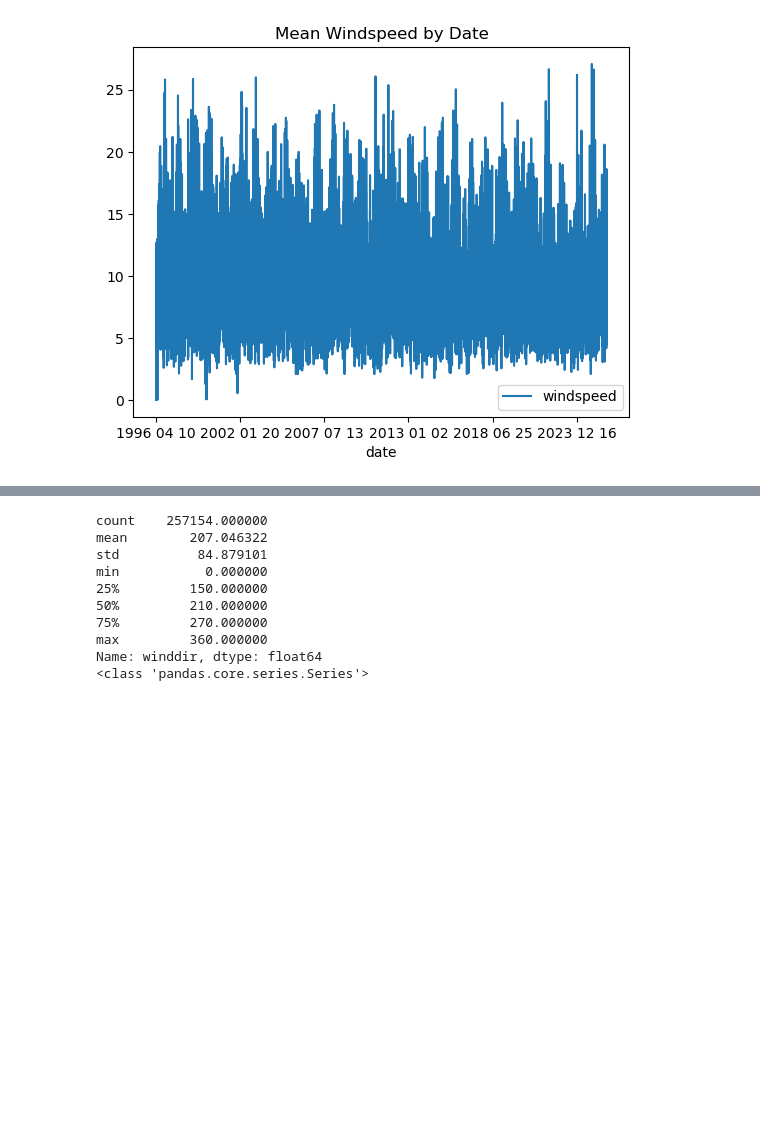
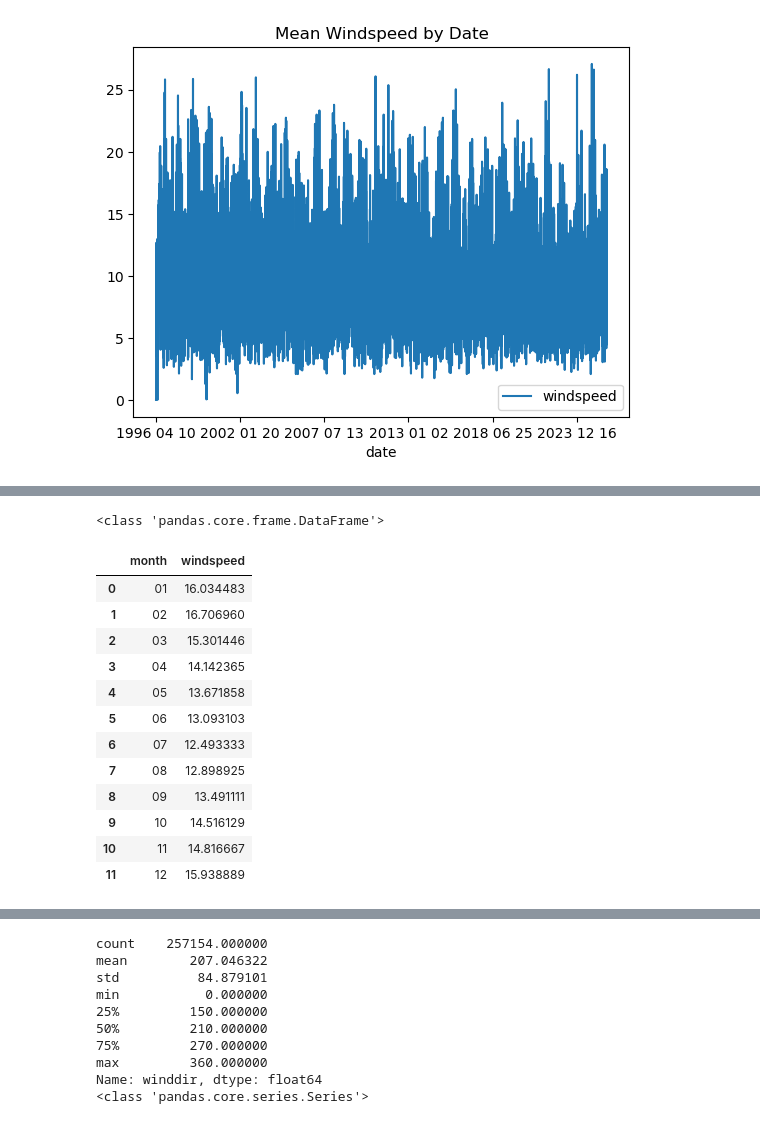
Before and after one commit to cathalred88/PFDA, a Jupyter notebook: assignments/assignment06_Weather.ipynb, the cells around one changed output, grey strips where cells are left out. Saved outputs shown, nothing was run; the diff lists cells and outputs as text; code cells hidden in the pictures; blank space fills up the shorter version.

```diff
--- a/assignments/assignment06_Weather.ipynb
+++ b/assignments/assignment06_Weather.ipynb
@@ -235,0 +296,20 @@ plt.show
+# %%
+MonthlyMaxWind = pd.pivot_table(MonthlyMaxWind,'windspeed', 'month', aggfunc='mean')
+MonthlyMaxWind = MonthlyMaxWind.reset_index(drop=False)
+print(type(MonthlyMaxWind)) # shows the dataframe
+MonthlyMaxWind.head(12)
+# %% [output]
+<class 'pandas.core.frame.DataFrame'>
+|  | month | windspeed |
+| 0 | 01 | 16.034483 |
+| 1 | 02 | 16.706960 |
+| 2 | 03 | 15.301446 |
+| 3 | 04 | 14.142365 |
+| 4 | 05 | 13.671858 |
+| 5 | 06 | 13.093103 |
+| 6 | 07 | 12.493333 |
+| 7 | 08 | 12.898925 |
+| 8 | 09 | 13.491111 |
+| 9 | 10 | 14.516129 |
+| 10 | 11 | 14.816667 |
+| 11 | 12 | 15.938889 |
```
Also changed, not shown: parts of 8 cells of this notebook.
